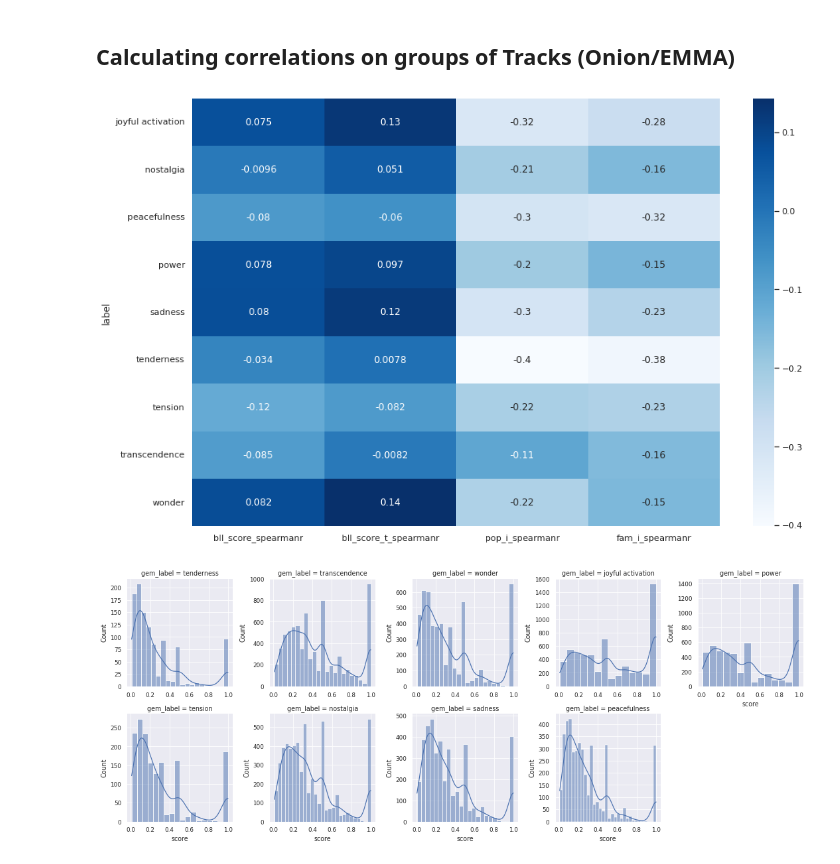
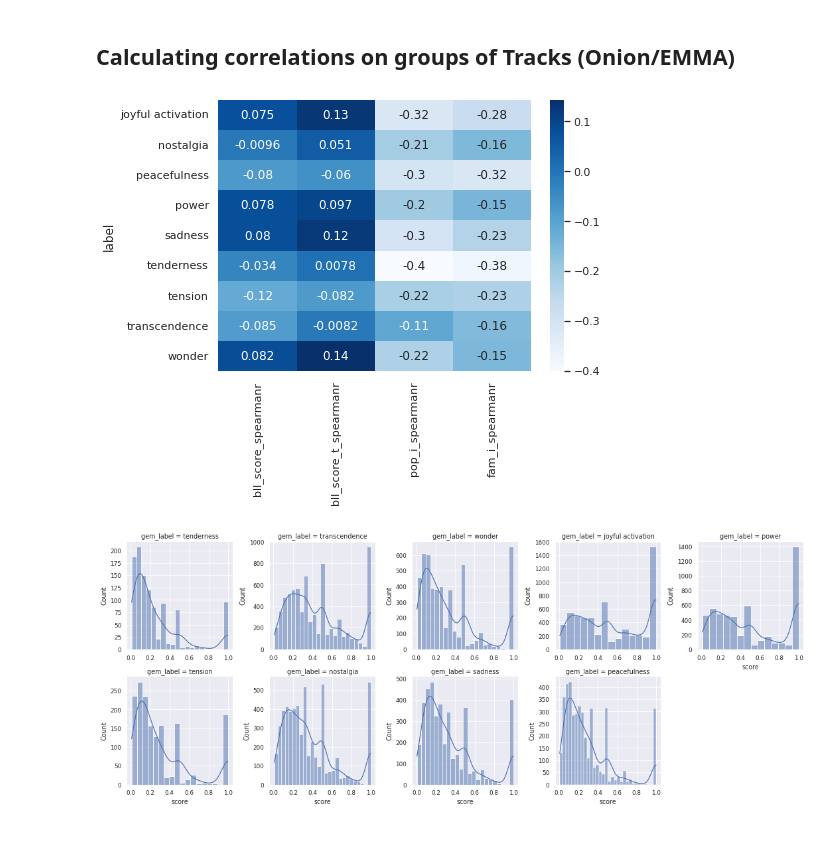
Before and after one commit to mmosc/emo-mrs, a Jupyter notebook: notebooks/calculation_emotion.ipynb, the cells around one changed output. Drawn from its saved outputs; the diff is of its cells as text; code cells hidden in the pictures; blank space fills up the shorter version.

```diff
--- a/notebooks/calculation_emotion.ipynb
+++ b/notebooks/calculation_emotion.ipynb
@@ -237,12 +237,12 @@ for label,tracks in gems_groups:
 # %%
 
 corr_df= pd.DataFrame(corr_all)
 corr_df.set_index('label',inplace=True)
 with sns.plotting_context('notebook'):
-    plt.figure(figsize=(15,10))
+    plt.figure(figsize=(7,5))
     sns.heatmap(corr_df.iloc[:,1:], annot=True,cmap='Blues')
 # %% [output]
-[figure, old version]
+[figure, new version]
 # %%
 sns.set_context(sns.plotting_context('paper'))
 g = sns.FacetGrid(merged_data,col='gem_label',col_wrap=5 ,sharey=False,sharex=False)
```
Also changed, not shown: parts of 20 cells of this notebook, 4 other files.
